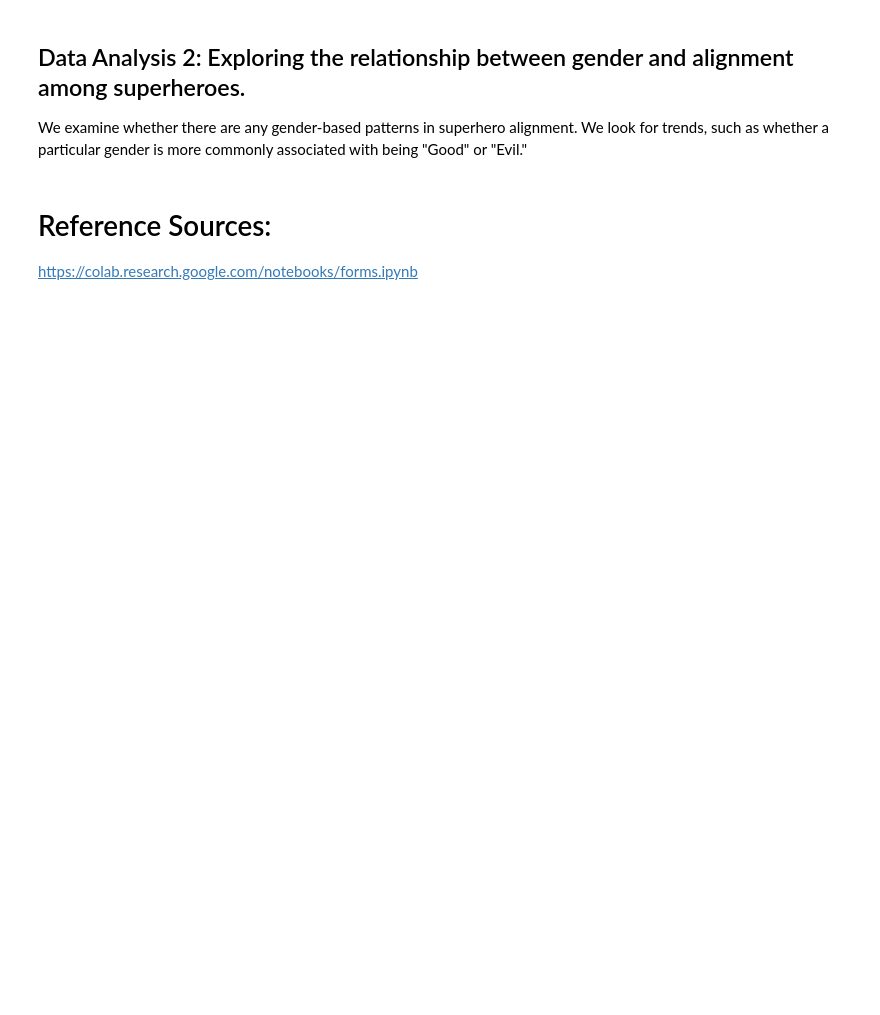
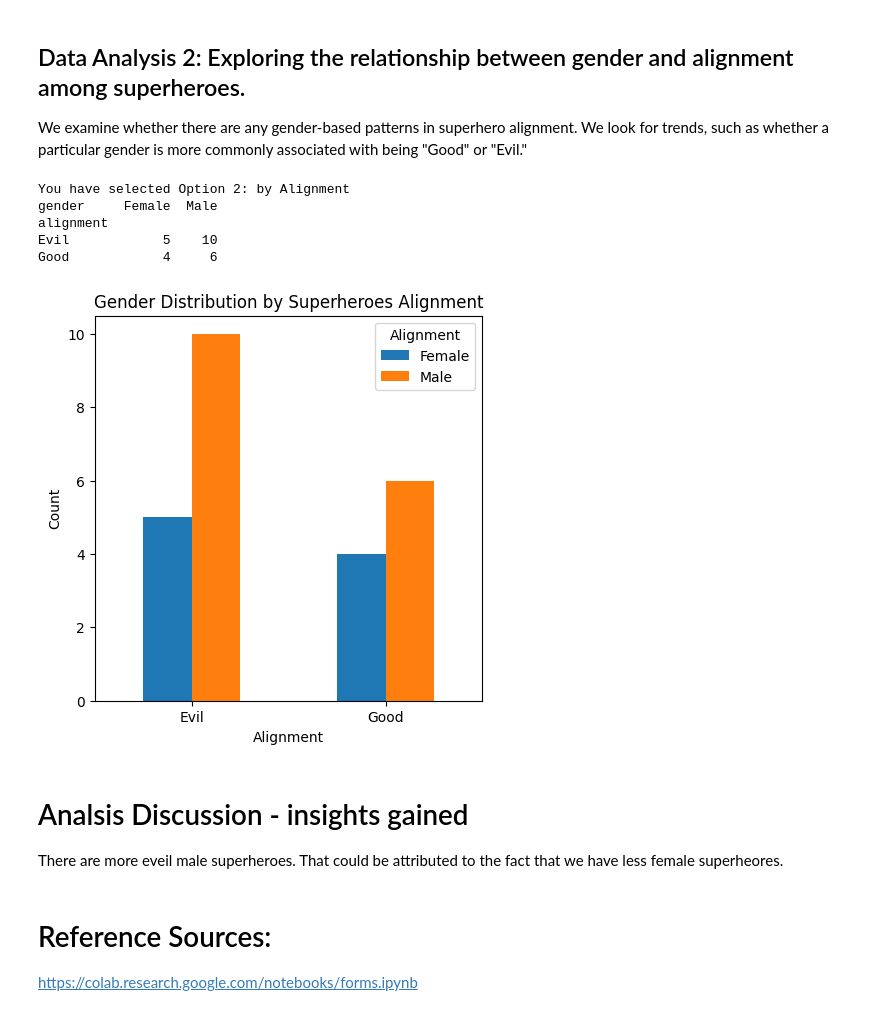
Before and after one commit to isys5002-itp/isys5002-2023-semester2, a Jupyter notebook: 11_superheroes_business_report_using_GUI.ipynb, the cells around one changed output. Saved outputs shown, nothing was run; the diff lists cells and outputs as text; code cells hidden in the pictures; blank space fills up the shorter version.

```diff
--- a/11_superheroes_business_report_using_GUI.ipynb
+++ b/11_superheroes_business_report_using_GUI.ipynb
@@ -83,6 +147,63 @@ Refer to the Calculator program
 
 We examine whether there are any gender-based patterns in superhero alignment.
 We look for trends, such as whether a particular gender is more commonly associated with being "Good" or "Evil."
+# %%
+# @title Relationship between gender and alignment among superheroes.
+option = "Option 2: by Alignment" # @param ["Option 1: by Gender", "Option 2: by Alignment"]
+
+
+if option == "Option 2: by Alignment":
+  print("You have selected Option 2: by Alignment")
+  # Group the data by alignment and gender
+  grouped_data = df.groupby(['alignment', 'gender']).size().unstack().fillna(0)
+  print(grouped_data)
+
+  # Create a grouped bar chart to visualize the distribution
+  ax = grouped_data.plot(kind='bar', figsize=(5, 5))
+  plt.title('Gender Distribution by Superheroes Alignment')
+  plt.xlabel('Alignment')
+  plt.ylabel('Count')
+  plt.legend(title='Alignment', loc='upper right', labels=['Female', 'Male'])
+  plt.xticks(rotation=0)
+
+  # Display the plot
+  plt.show()
+
+
+elif option == "Option 1: by Gender":
+  print("You have selected Option 1: by Gender")
+
+  # Group the data by gender and alignment
+  grouped_data = df.groupby(['gender', 'alignment'])
+  # Calculate the count for each group
+  gender_alignment_counts = grouped_data.size()
+  # Reshape the result to have gender as rows and alignment as columns
+  gender_alignment_counts = gender_alignment_counts.unstack()
+  # Replace any missing values with zeros
+  gender_alignment_counts = gender_alignment_counts.fillna(0)
+  # Display the resulting DataFrame
+  print(gender_alignment_counts)
+
+  # Create a horizontal bar chart to visualize the distribution
+  ax = gender_alignment_counts.plot(kind='barh', stacked=True, figsize=(5, 5))
+  plt.title('Alignment Distribution by Gender')
+  plt.xlabel('Count')
+  plt.ylabel('Gender')
+  plt.legend(title='Alignment', loc='upper right', labels=['Evil', 'Good'])
+
+  # Display the plot
+  plt.show()
+# %% [output]
+You have selected Option 2: by Alignment
+gender     Female  Male
+alignment
+Evil            5    10
+Good            4     6
+[figure, added]
+# %% [markdown]
+# Analsis Discussion - insights gained
+
+There are more eveil male superheroes. That could be attributed to the fact that we have less female superheores.
 # %% [markdown]
 # Reference Sources:
 https://colab.research.google.com/notebooks/forms.ipynb
```
Also changed, not shown: parts of 4 cells of this notebook.
